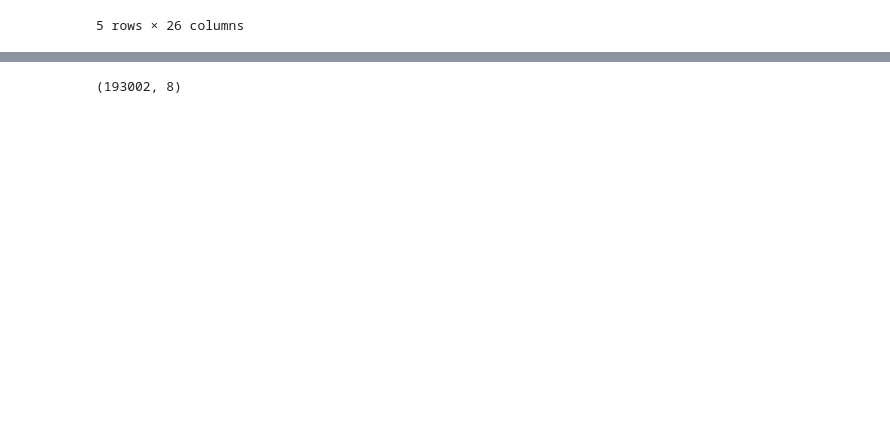
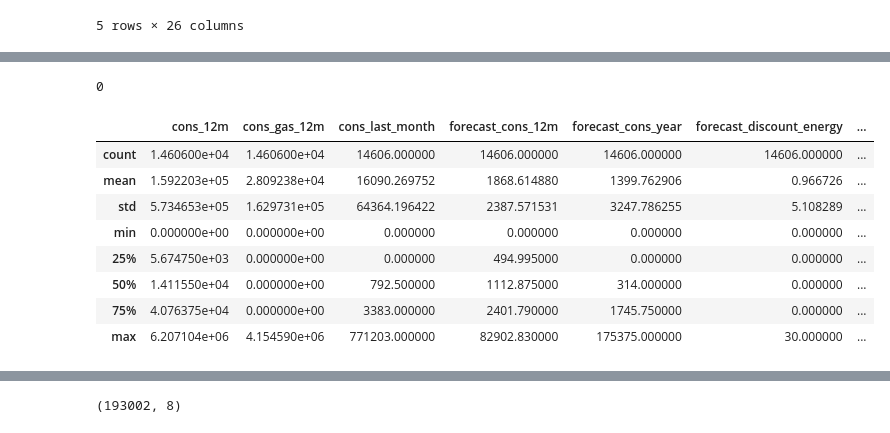
Before and after one commit to data-detectiv/bcg-data-science-job-simulation, a Jupyter notebook: churn_analysis.ipynb, the cells around one changed output, grey strips where cells are left out. Saved outputs shown, nothing was run; the diff lists cells and outputs as text; code cells hidden in the pictures; blank space fills up the shorter version.

```diff
--- a/churn_analysis.ipynb
+++ b/churn_analysis.ipynb
@@ -18,0 +65,16 @@ df_client.head()
+# %%
+df_client.duplicated().sum()
+# %% [output]
+0
+# %%
+df_client.describe()
+# %% [output]
+|  | cons_12m | cons_gas_12m | cons_last_month | forecast_cons_12m | forecast_cons_year | forecast_discount_energy | ... |
+| count | 1.460600e+04 | 1.460600e+04 | 14606.000000 | 14606.000000 | 14606.000000 | 14606.000000 | ... |
+| mean | 1.592203e+05 | 2.809238e+04 | 16090.269752 | 1868.614880 | 1399.762906 | 0.966726 | ... |
+| std | 5.734653e+05 | 1.629731e+05 | 64364.196422 | 2387.571531 | 3247.786255 | 5.108289 | ... |
+| min | 0.000000e+00 | 0.000000e+00 | 0.000000 | 0.000000 | 0.000000 | 0.000000 | ... |
+| 25% | 5.674750e+03 | 0.000000e+00 | 0.000000 | 494.995000 | 0.000000 | 0.000000 | ... |
+| 50% | 1.411550e+04 | 0.000000e+00 | 792.500000 | 1112.875000 | 314.000000 | 0.000000 | ... |
+| 75% | 4.076375e+04 | 0.000000e+00 | 3383.000000 | 2401.790000 | 1745.750000 | 0.000000 | ... |
+| max | 6.207104e+06 | 4.154590e+06 | 771203.000000 | 82902.830000 | 175375.000000 | 30.000000 | ... |
```
Also changed, not shown: parts of 8 cells of this notebook, 1 other file.
